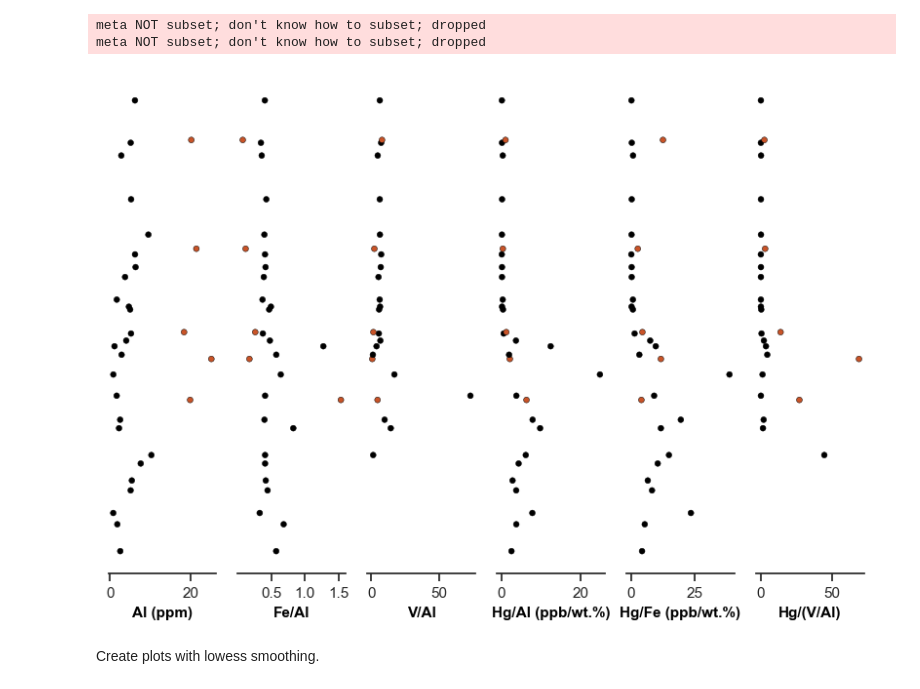
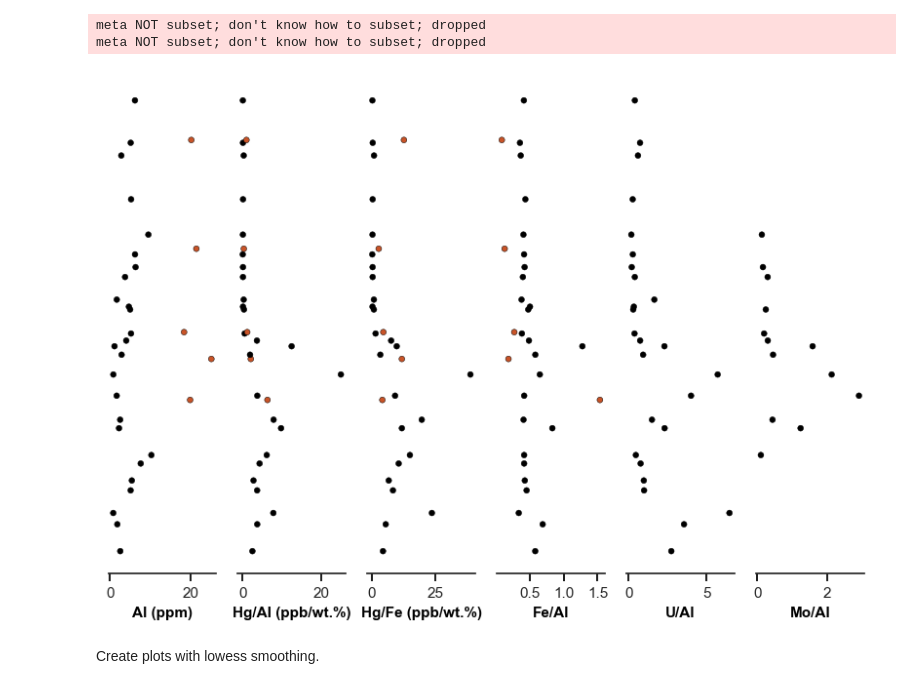
Before and after one commit to oluwaseun-edward/notebooks, a Jupyter notebook: qiakong_data.ipynb, the cells around one changed output. Saved outputs shown, nothing was run; the diff lists cells and outputs as text; code cells hidden in the pictures.

```diff
--- a/qiakong_data.ipynb
+++ b/qiakong_data.ipynb
@@ -36,7 +98,7 @@ Hg=df["Hg"]
 # %%
 Al = df['Al']
 Fe_Al = df['Fe']/Al
-V_Al = df['V']/Al
+U_Al = df['U']/Al
 Hg_Al = Hg/Al
 Hg_Fe = Hg/df['Fe']
-Hg_V = Hg/V_Al
+Mo = df['Mo']/Al
@@ -94,33 +105,33 @@ meta NOT subset; don't know how to subset; dropped
 # %%
 fig, axes = plt.subplots(figsize=(10, 6.6), nrows=1, ncols=6, sharey=True)
 ax0, ax1, ax2, ax3, ax4, ax5 = axes
 ax_list = [ax0, ax1, ax2, ax3, ax4, ax5]
-plt_list = [Al, Fe_Al, V_Al, Hg_Al, Hg_Fe, Hg_V]
-labels = ["Al (ppm)", "Fe/Al", "V/Al", "Hg/Al (ppb/wt.%)", "Hg/Fe (ppb/wt.%)", "Hg/(V/Al)"]
+plt_list = [Al, Hg_Al, Hg_Fe, Fe_Al, U_Al, Mo]
+labels = ["Al (ppm)", "Hg/Al (ppb/wt.%)", "Hg/Fe (ppb/wt.%)", "Fe/Al", "U/Al", "Mo/Al"]
 # xticks = [[1, 2, 3, 4, 5, 6, 7], [0, 10, 20]]
 # remove the y-axis ticks and y-axis itself.
 sns.despine(left=True, right=True, top=True, bottom=False)
 plt.yticks([])
 
 
 def make_plot(data, f_size, f_name):
     for i in range(len(ax_list)):
         sns.scatterplot(data=data, x=plt_list[i], y=depth, ax=ax_list[i],
                         color='black', legend=False, edgecolor='black',
                         size=20, hue='lithology', palette=colors,
                         )
-        ax_list[i].tick_params(labelsize=f_size)
+        ax_list[i].tick_params(labelsize=f_size, color='black')
         # ax_list[i].set_xticks(xticks[i])
         ax_list[i].set_xlabel(labels[i], fontsize=f_size,
                               c="black", fontweight="bold")
     plt.savefig(f'{save_path}{f_name}.pdf')
 
 
 make_plot(df, 11, 'qia_supplement')
 # %% [output]
 meta NOT subset; don't know how to subset; dropped
 meta NOT subset; don't know how to subset; dropped
-[figure, old version]
+[figure, new version]
 # %% [markdown]
 Create plots with lowess smoothing.
 # %%
```
Also changed, not shown: parts of 4 cells of this notebook, 3 other files.
